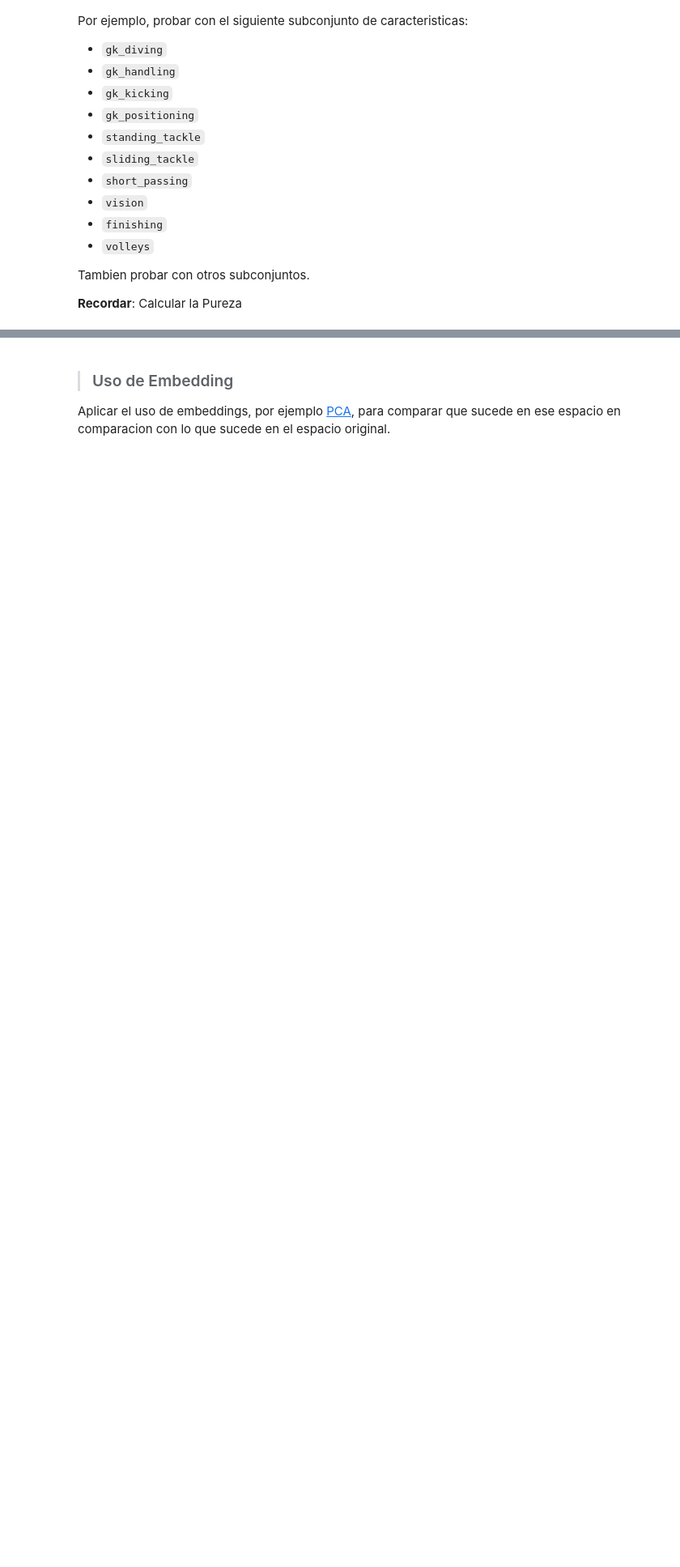
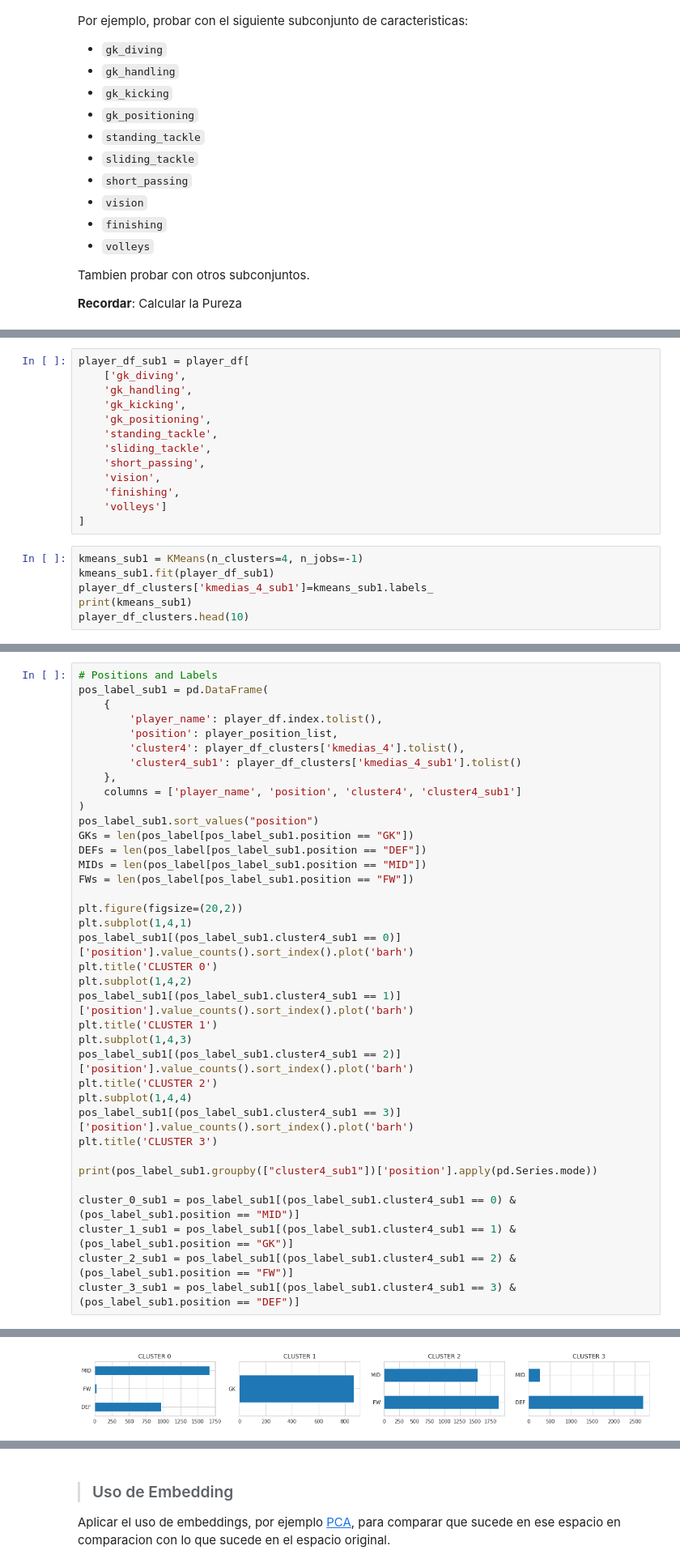
Before and after one commit to diplodatos2019/Mentoria_Aprendizaje_No_Supervisado, a Jupyter notebook: Gianfranco/Practico_ANS.ipynb, the cells around one changed output, grey strips where cells are left out. Shown: that part at 81% size. Drawn from its saved outputs; the diff is of its cells as text; blank space fills up the shorter version.

```diff
--- a/Gianfranco/Practico_ANS.ipynb
+++ b/Gianfranco/Practico_ANS.ipynb
@@ -535,0 +549,19 @@ Tambien probar con otros subconjuntos.
+# %%
+player_df_sub1 = player_df[
+    ['gk_diving',
+    'gk_handling',
+    'gk_kicking',
+    'gk_positioning',
+    'standing_tackle',
+    'sliding_tackle',
+    'short_passing',
+    'vision',
+    'finishing',
+    'volleys']
+]
+# %%
+kmeans_sub1 = KMeans(n_clusters=4, n_jobs=-1)
+kmeans_sub1.fit(player_df_sub1)
+player_df_clusters['kmedias_4_sub1']=kmeans_sub1.labels_
+print(kmeans_sub1)
+player_df_clusters.head(10)
@@ -535,0 +585,38 @@ Tambien probar con otros subconjuntos.
+# %%
+# Positions and Labels
+pos_label_sub1 = pd.DataFrame(
+    {
+        'player_name': player_df.index.tolist(),
+        'position': player_position_list,
+        'cluster4': player_df_clusters['kmedias_4'].tolist(),
+        'cluster4_sub1': player_df_clusters['kmedias_4_sub1'].tolist()
+    },
+    columns = ['player_name', 'position', 'cluster4', 'cluster4_sub1']
+)
+pos_label_sub1.sort_values("position")
+GKs = len(pos_label[pos_label_sub1.position == "GK"])
+DEFs = len(pos_label[pos_label_sub1.position == "DEF"])
+MIDs = len(pos_label[pos_label_sub1.position == "MID"])
+FWs = len(pos_label[pos_label_sub1.position == "FW"])
+
+plt.figure(figsize=(20,2))
+plt.subplot(1,4,1)
+pos_label_sub1[(pos_label_sub1.cluster4_sub1 == 0)]['position'].value_counts().sort_index().plot('barh')
+plt.title('CLUSTER 0')
+plt.subplot(1,4,2)
+pos_label_sub1[(pos_label_sub1.cluster4_sub1 == 1)]['position'].value_counts().sort_index().plot('barh')
+plt.title('CLUSTER 1')
+plt.subplot(1,4,3)
+pos_label_sub1[(pos_label_sub1.cluster4_sub1 == 2)]['position'].value_counts().sort_index().plot('barh')
+plt.title('CLUSTER 2')
+plt.subplot(1,4,4)
+pos_label_sub1[(pos_label_sub1.cluster4_sub1 == 3)]['position'].value_counts().sort_index().plot('barh')
+plt.title('CLUSTER 3')
+
+print(pos_label_sub1.groupby(["cluster4_sub1"])['position'].apply(pd.Series.mode))
+
+cluster_0_sub1 = pos_label_sub1[(pos_label_sub1.cluster4_sub1 == 0) & (pos_label_sub1.position == "MID")]
+cluster_1_sub1 = pos_label_sub1[(pos_label_sub1.cluster4_sub1 == 1) & (pos_label_sub1.position == "GK")]
+cluster_2_sub1 = pos_label_sub1[(pos_label_sub1.cluster4_sub1 == 2) & (pos_label_sub1.position == "FW")]
+cluster_3_sub1 = pos_label_sub1[(pos_label_sub1.cluster4_sub1 == 3) & (pos_label_sub1.position == "DEF")]
+# %% [output]
@@ -535,0 +629 @@ Tambien probar con otros subconjuntos.
+[figure, added]
```
Also changed, not shown: parts of 5 cells of this notebook.
